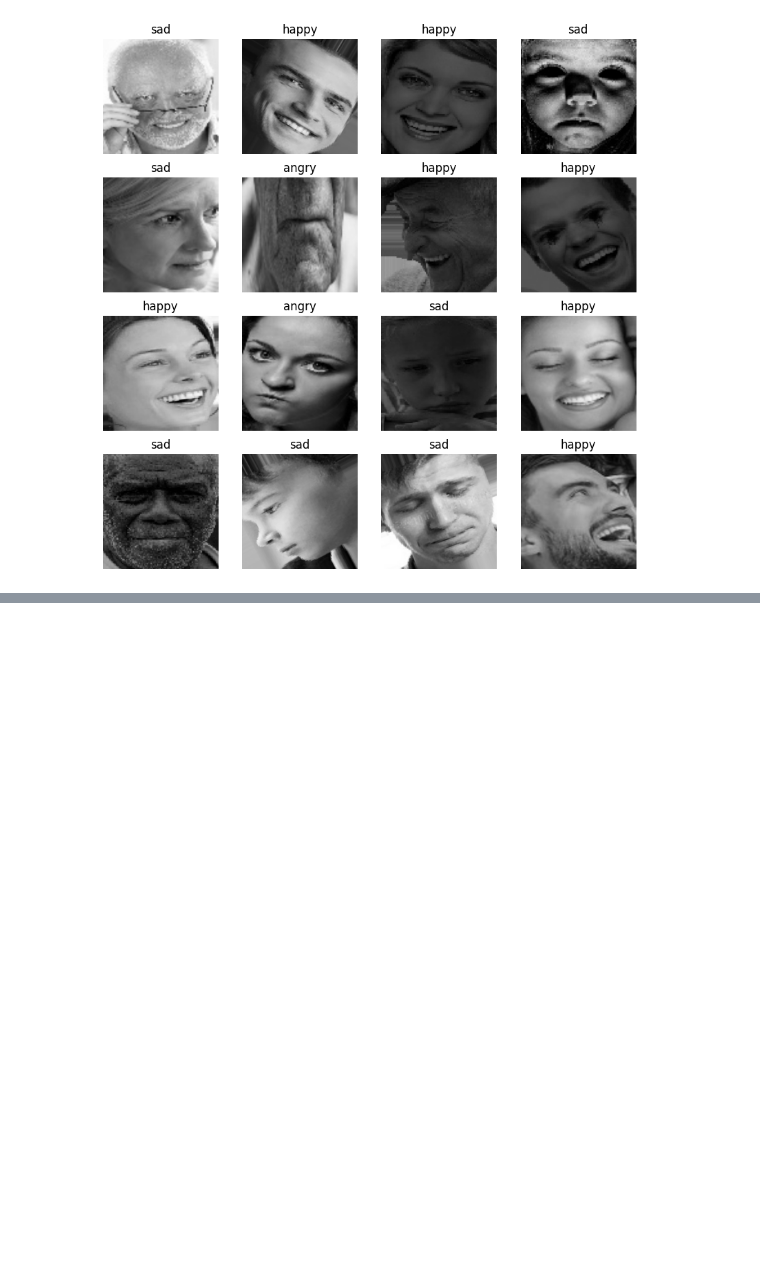
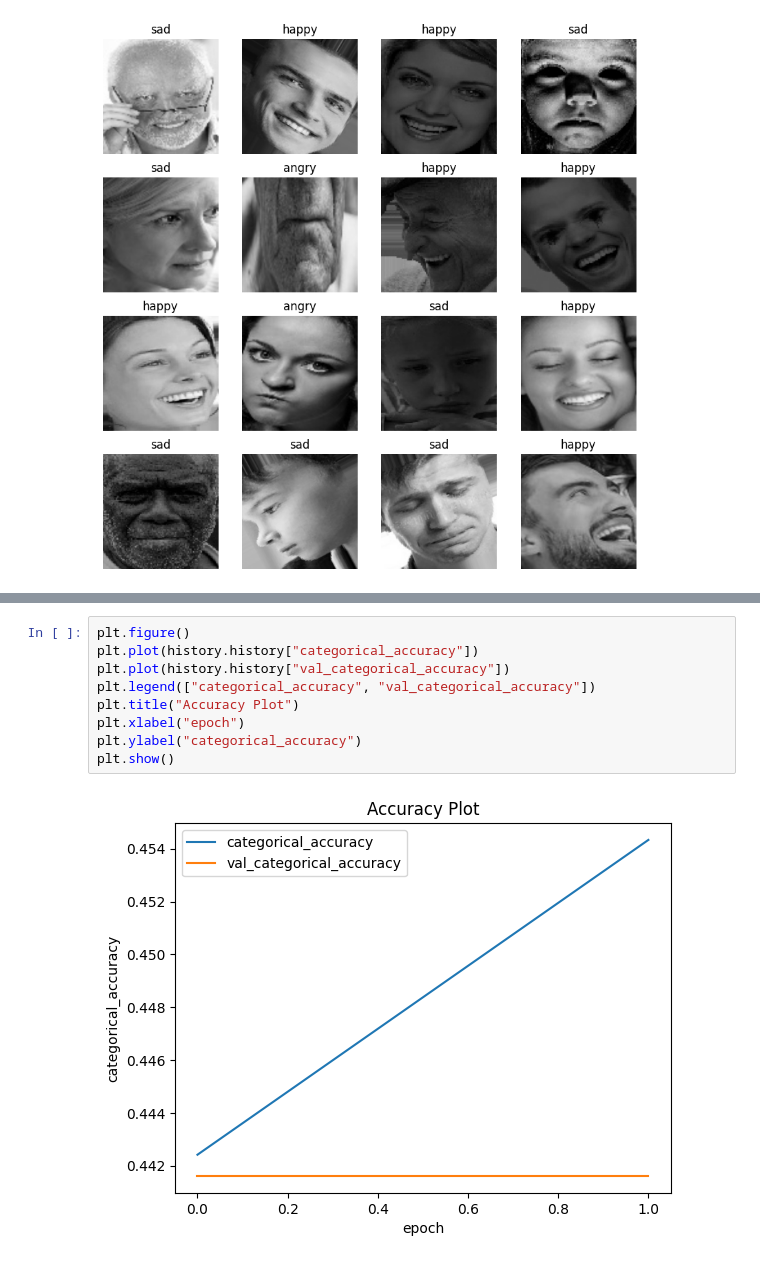
Before and after one commit to albertalvin8080/Python-LearningPath, a Jupyter notebook: tensorflow/05_human_emotions_detection/24_human_emotions_detection.ipynb, the cells around one changed output, grey strips where cells are left out. Saved outputs shown, nothing was run; the diff lists cells and outputs as text; blank space fills up the shorter version.

```diff
--- a/tensorflow/05_human_emotions_detection/24_human_emotions_detection.ipynb
+++ b/tensorflow/05_human_emotions_detection/24_human_emotions_detection.ipynb
@@ -116,0 +251,11 @@ for images, labels in train_dataset.take(1):
+# %%
+plt.figure()
+plt.plot(history.history["categorical_accuracy"])
+plt.plot(history.history["val_categorical_accuracy"])
+plt.legend(["categorical_accuracy", "val_categorical_accuracy"])
+plt.title("Accuracy Plot")
+plt.xlabel("epoch")
+plt.ylabel("categorical_accuracy")
+plt.show()
+# %% [output]
+[figure, added]
```
Also changed, not shown: parts of 6 cells of this notebook.
